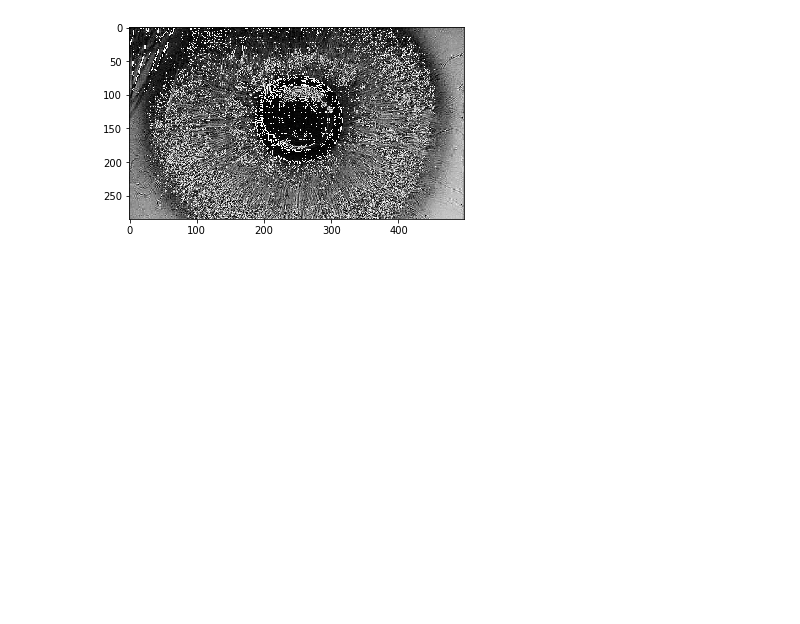
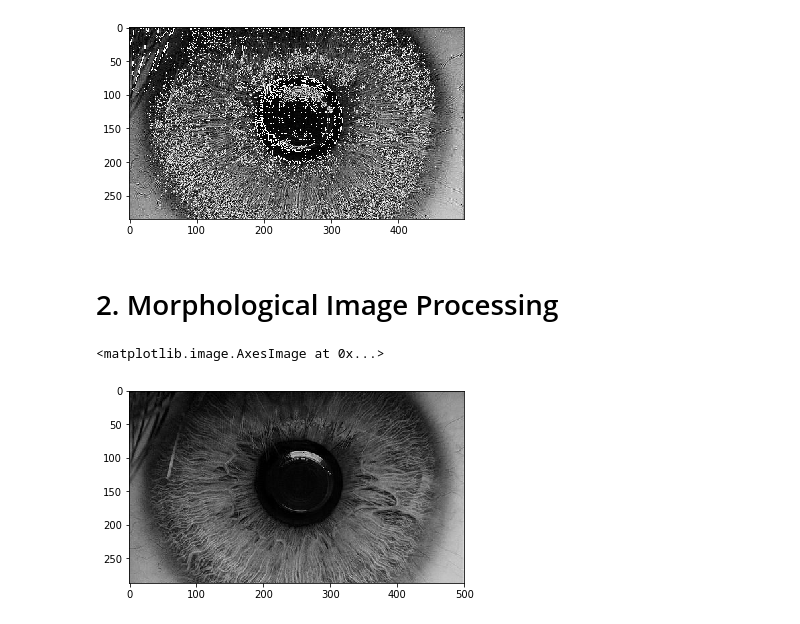
Before and after one commit to alcaster/Biometry-October, a Jupyter notebook: Operation on pixels.ipynb, the cells around one changed output. Drawn from its saved outputs; the diff is of its cells as text; code cells hidden in the pictures; blank space fills up the shorter version.

```diff
--- a/Operation on pixels.ipynb
+++ b/Operation on pixels.ipynb
@@ -225,3 +229,5 @@ print(f'Origin shape {pixel_processor.img.shape} --> New shape {new_image.shape}
 Applying filter [ 0 -1  0 -1  5 -1  0 -1  0]
 Origin shape (287, 500, 3) --> New shape (285, 498, 3)
 [figure]
+# %% [markdown]
+# 2. Morphological Image Processing
@@ -227,0 +301,8 @@ Origin shape (287, 500, 3) --> New shape (285, 498, 3)
+# %%
+iris_segmentation = img.copy()
+# %%
+iris_segmentation = get_grey_image(iris_segmentation)
+imshow(iris_segmentation)
+# %% [output]
+<matplotlib.image.AxesImage at 0x...>
+[figure, added]
```
Also changed, not shown: parts of 16 cells of this notebook, 1 other file.
